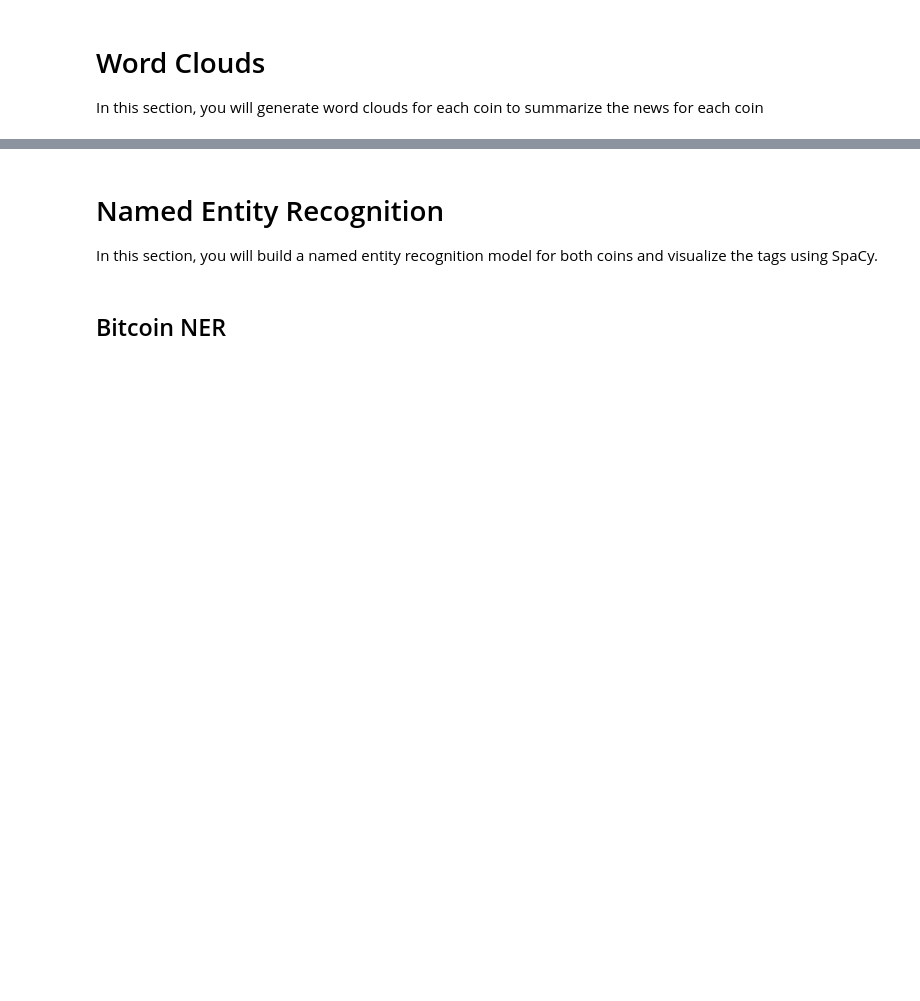
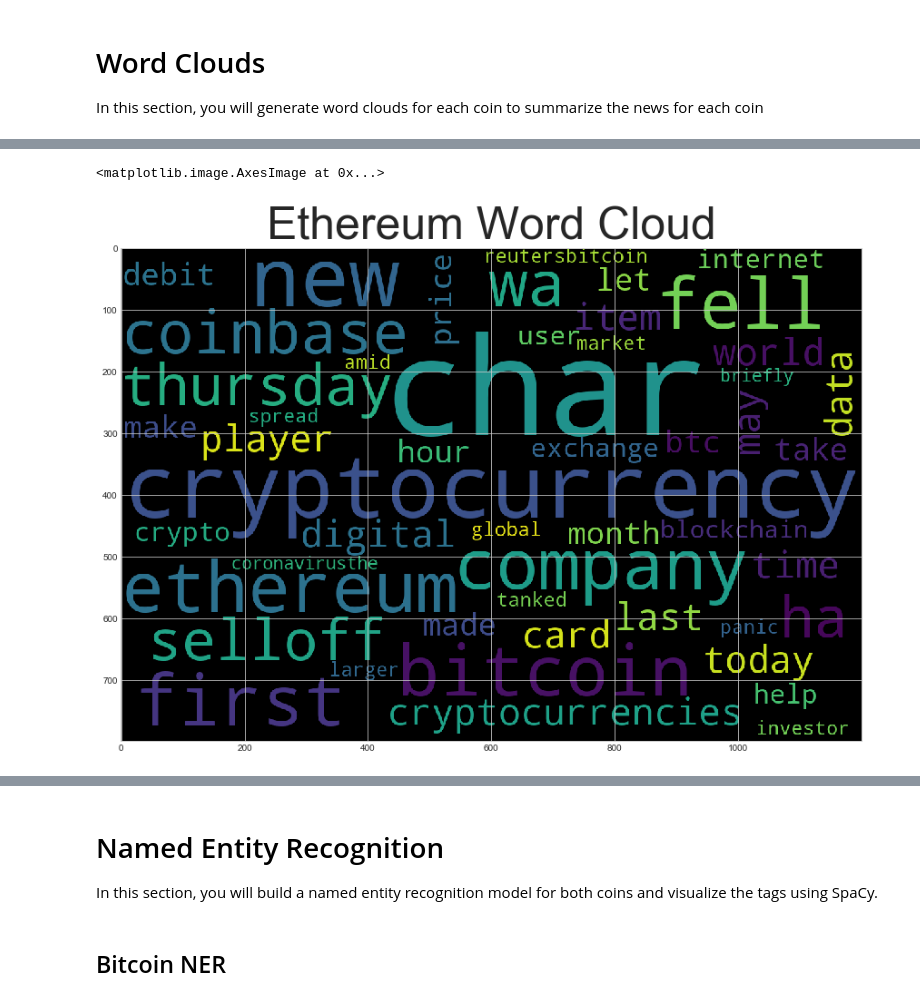
Before and after one commit to Ava33343/A_Tale_of_Two_Cryptos, a Jupyter notebook: Answers/Code/crypto_sentiment.ipynb, the cells around one changed output, grey strips where cells are left out. Cells and saved outputs as stored; diff of their text form; code cells hidden in the pictures; blank space fills up the shorter version.

```diff
--- a/Answers/Code/crypto_sentiment.ipynb
+++ b/Answers/Code/crypto_sentiment.ipynb
@@ -460,0 +488,9 @@ word_cloud(tokens_bitcoin)
+# %%
+# Limit the number of words to 50
+plt.figure()
+plt.title('Ethereum Word Cloud', fontsize=50)
+wc = WordCloud(width=1200, height=800, max_words=50).generate(input_text_ethereum)
+plt.imshow(wc)
+# %% [output]
+<matplotlib.image.AxesImage at 0x...>
+[figure, added]
```
Also changed, not shown: parts of 23 cells of this notebook, 38 other files.
